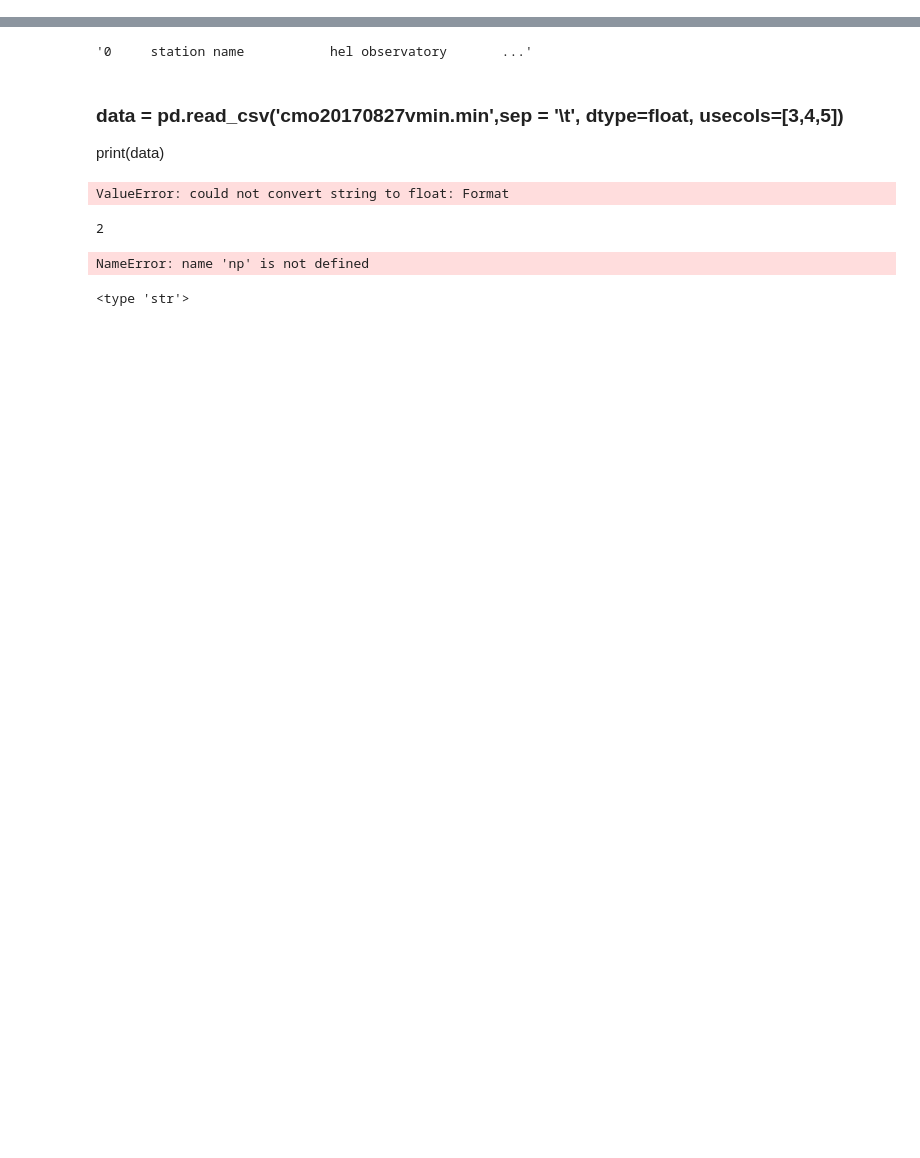
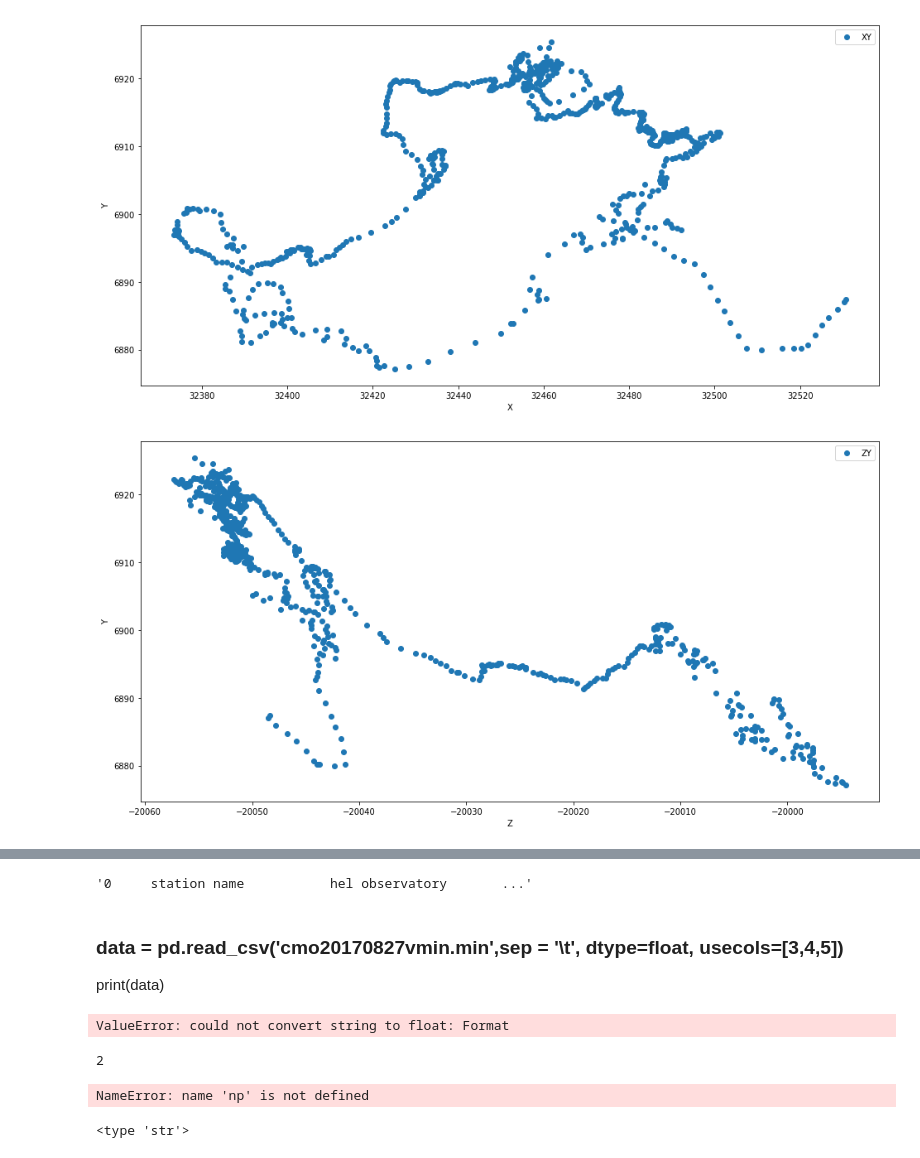
Before and after one commit to elllkk/mine, a Jupyter notebook: курсач.ipynb, the cells around one changed output, grey strips where cells are left out. Drawn from its saved outputs; the diff is of its cells as text; code cells hidden in the pictures; blank space fills up the shorter version.

```diff
--- a/курсач.ipynb
+++ b/курсач.ipynb
@@ -98,0 +117,42 @@ d.GetData()
+# %%
+import matplotlib.pyplot as plt
+%matplotlib inline
+
+def show_plot(x, y, z):
+    fig1 = plt.figure(figsize=(16, 8))
+    xy=plt.scatter(x, y)
+    #zy=plt.scatter(z, y)
+    #xz=plt.scatter(x, z)
+    plt.xlabel('X')
+    plt.ylabel('Y')
+    #plt.ylabel('Z')
+    plt.legend([xy], ['XY'])
+    plt.show()
+
+
+    fig1 = plt.figure(figsize=(16, 8))
+    #xy=plt.scatter(x, y)
+    zy=plt.scatter(z, y)
+    #xz=plt.scatter(x, z)
+    plt.xlabel('Z')
+    plt.ylabel('Y')
+    #plt.ylabel('Z')
+    plt.legend([zy], ['ZY'])
+    plt.show()
+
+    fig1 = plt.figure(figsize=(16, 8))
+    #xy=plt.scatter(x, y)
+    #zy=plt.scatter(z, y)
+    xz=plt.scatter(x, z)
+    plt.xlabel('X')
+    plt.ylabel('Z')
+    #plt.ylabel('Z')
+    plt.legend([xz], ['XZ'])
+    plt.show()
+# %%
+d = Data('api20170908pmin.min')
+#print(list(d.x))
+show_plot(list(d.x),list(d.y),list(d.z))
+# %% [output]
+[figure, added]
+[figure, added]
```
Also changed, not shown: parts of 13 cells of this notebook.
